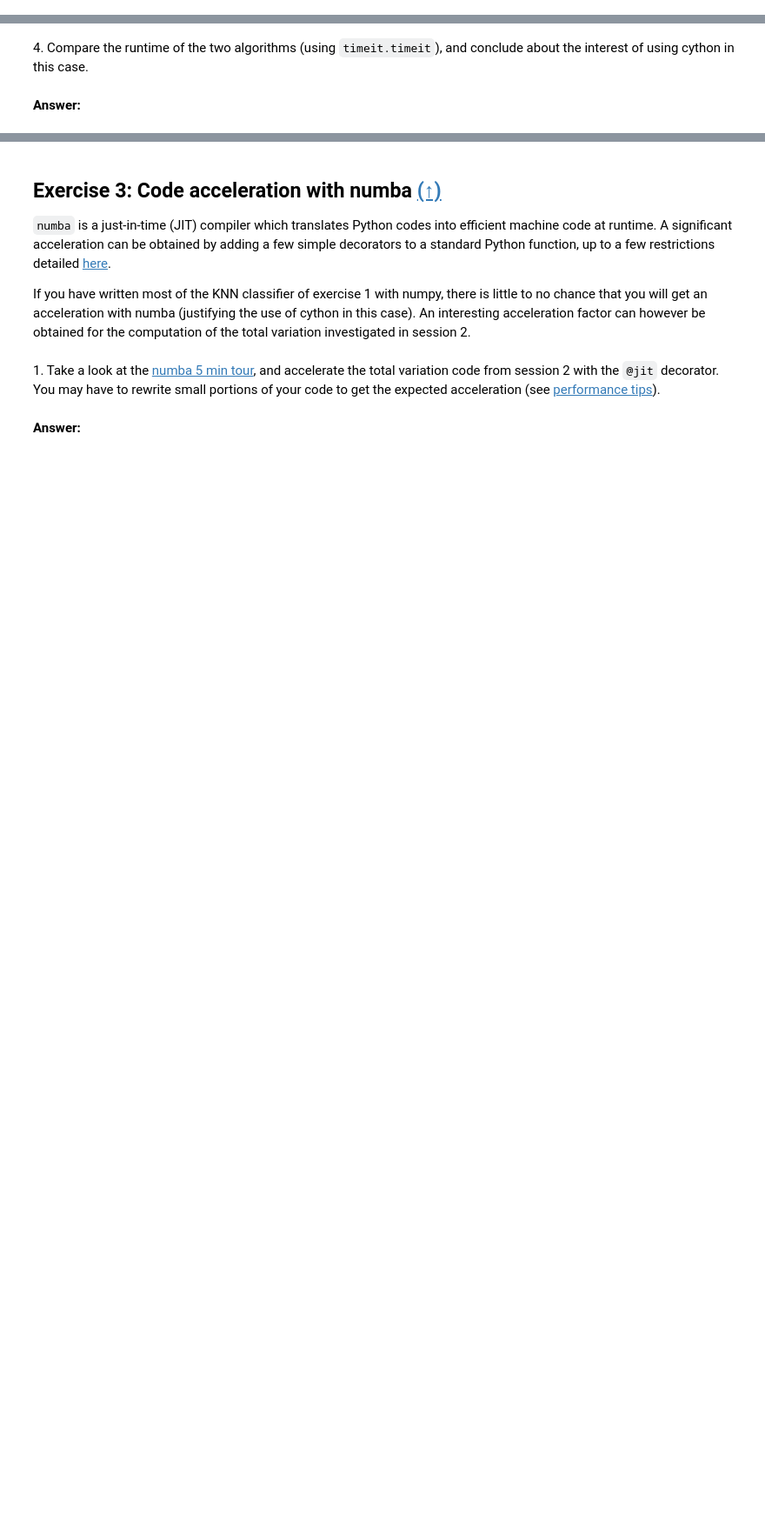
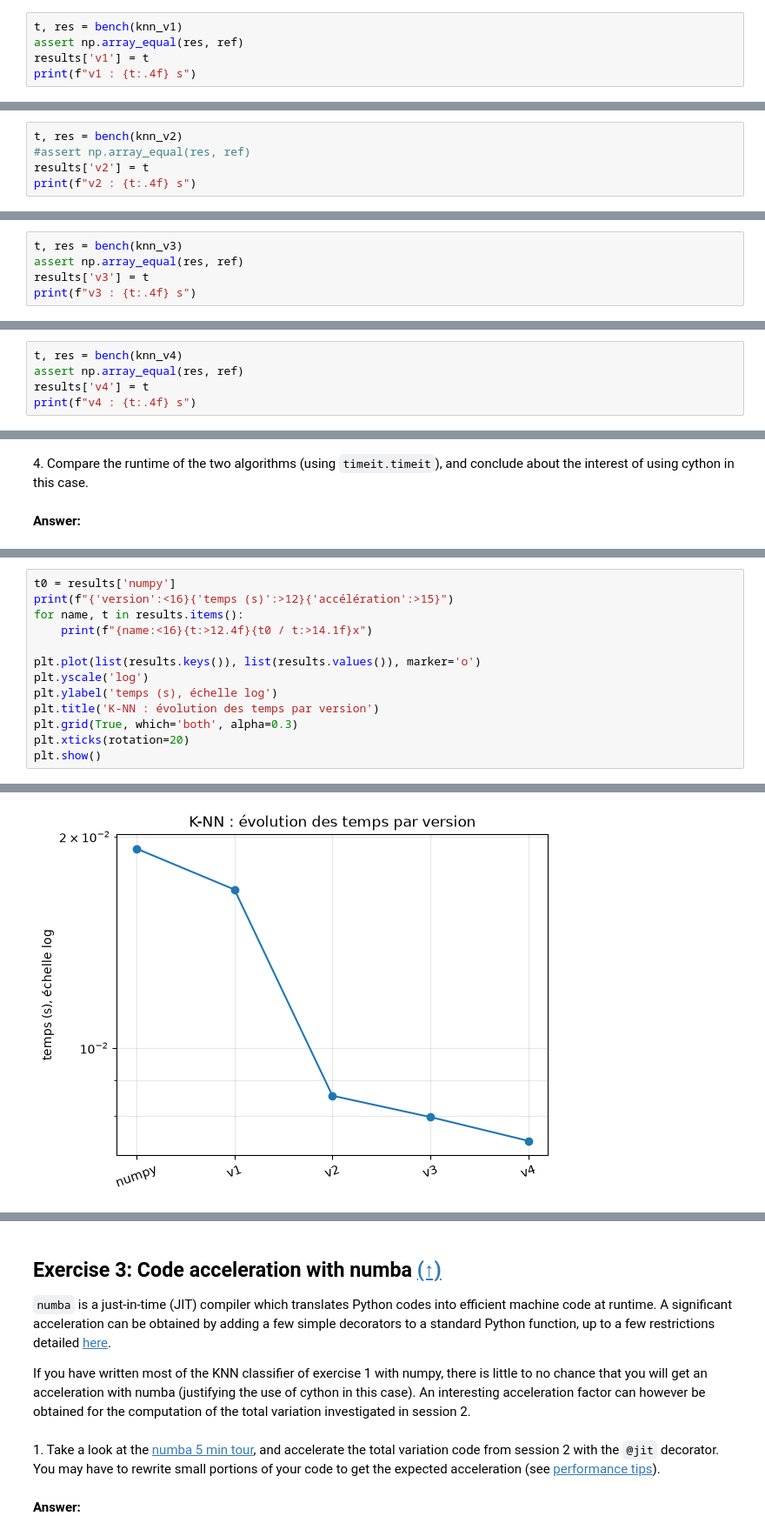
Before and after one commit to alxndrTL/python_sdia, a Jupyter notebook: Labs/Lab4/FERNANDES_TORRES_Lab4.ipynb, the cells around one changed output, grey strips where cells are left out. Shown at 87% size. Saved outputs shown, nothing was run; the diff lists cells and outputs as text; blank space fills up the shorter version.

```diff
--- a/Labs/Lab4/FERNANDES_TORRES_Lab4.ipynb
+++ b/Labs/Lab4/FERNANDES_TORRES_Lab4.ipynb
@@ -607,0 +622,5 @@ Temps d'exécution de knn (cython) :
+# %%
+t, res = bench(knn_v1)
+assert np.array_equal(res, ref)
+results['v1'] = t
+print(f"v1 : {t:.4f} s")
@@ -607,0 +679,5 @@ Temps d'exécution de knn (cython) :
+# %%
+t, res = bench(knn_v2)
+#assert np.array_equal(res, ref)
+results['v2'] = t
+print(f"v2 : {t:.4f} s")
@@ -607,0 +728,5 @@ Temps d'exécution de knn (cython) :
+# %%
+t, res = bench(knn_v3)
+assert np.array_equal(res, ref)
+results['v3'] = t
+print(f"v3 : {t:.4f} s")
@@ -607,0 +779,5 @@ Temps d'exécution de knn (cython) :
+# %%
+t, res = bench(knn_v4)
+assert np.array_equal(res, ref)
+results['v4'] = t
+print(f"v4 : {t:.4f} s")
@@ -656,0 +790,14 @@ Temps d'exécution de knn de sklearn (brute) :
+# %%
+t0 = results['numpy']
+print(f"{'version':<16}{'temps (s)':>12}{'accélération':>15}")
+for name, t in results.items():
+    print(f"{name:<16}{t:>12.4f}{t0 / t:>14.1f}x")
+
+plt.plot(list(results.keys()), list(results.values()), marker='o')
+plt.yscale('log')
+plt.ylabel('temps (s), échelle log')
+plt.title('K-NN : évolution des temps par version')
+plt.grid(True, which='both', alpha=0.3)
+plt.xticks(rotation=20)
+plt.show()
+# %% [output]
@@ -656,0 +810 @@ Temps d'exécution de knn de sklearn (brute) :
+[figure, added]
```
Also changed, not shown: parts of 55 cells of this notebook, 1 other file.
